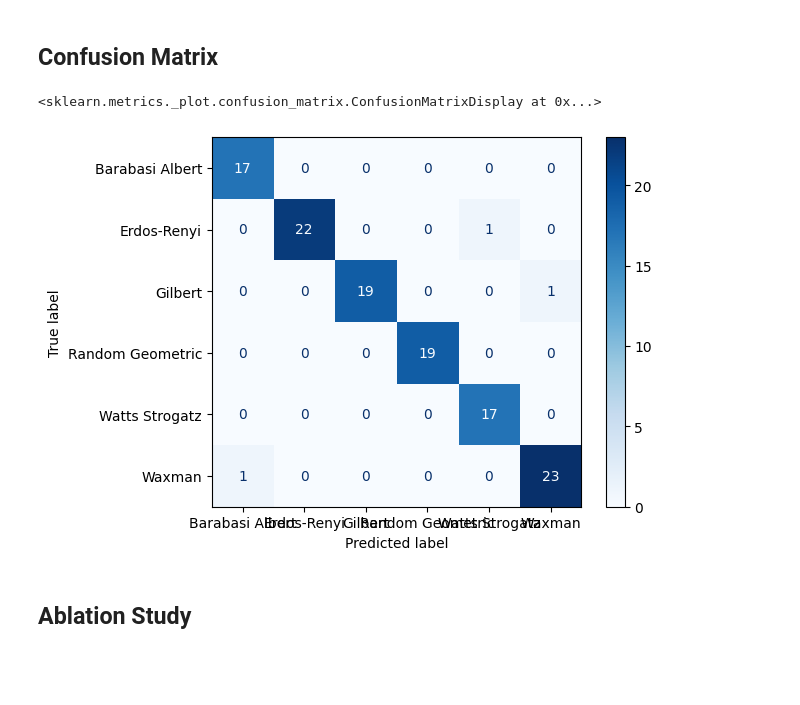
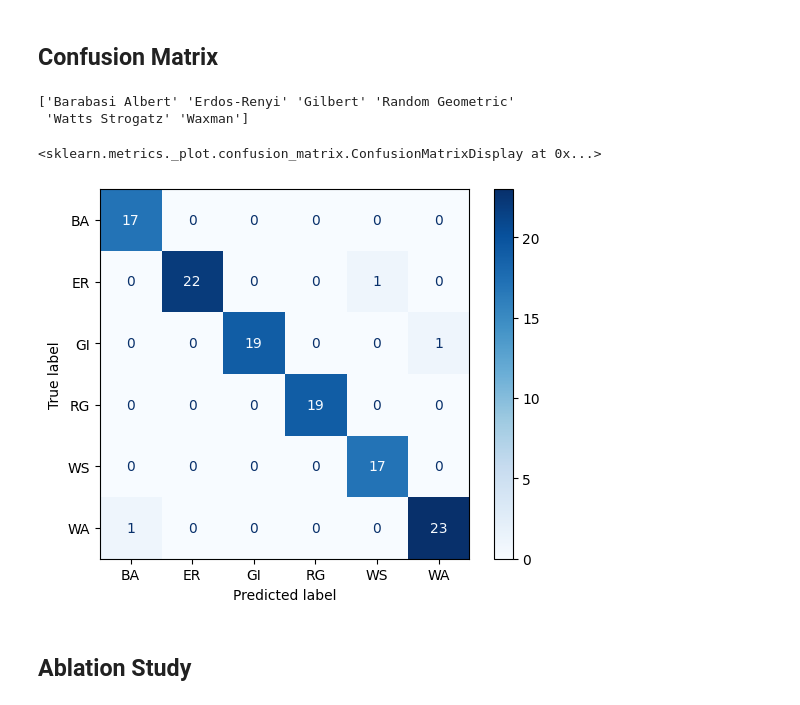
Before and after one commit to FaidraA/Evolution_model_identification, a Jupyter notebook: NetworkSelect.ipynb, the cells around one changed output. Cells and saved outputs as stored; diff of their text form; code cells hidden in the pictures; blank space fills up the shorter version.

```diff
--- a/NetworkSelect.ipynb
+++ b/NetworkSelect.ipynb
@@ -235,13 +235,19 @@ Accuracy: 0.5666666666666667
 F1-score: 0.5356846498781983
 # %% [markdown]
 ## **Confusion Matrix**
+# %%
+print(model.classes_)
+# %% [output]
+['Barabasi Albert' 'Erdos-Renyi' 'Gilbert' 'Random Geometric'
+ 'Watts Strogatz' 'Waxman']
 # %%
 cm = confusion_matrix(y_test, y_pred, labels=model.classes_)
-disp = ConfusionMatrixDisplay(confusion_matrix=cm, display_labels=model.classes_)
+#The display_labels are abbreviations of the model classes, as those are listed above
+disp = ConfusionMatrixDisplay(confusion_matrix=cm, display_labels=['BA', 'ER', 'GI', 'RG', 'WS', 'WA'])
 disp.plot(cmap='Blues')
 # %% [output]
 <sklearn.metrics._plot.confusion_matrix.ConfusionMatrixDisplay at 0x...>
-[figure, old version]
+[figure, new version]
 # %% [markdown]
 ## **Ablation Study**
 # %%
```
